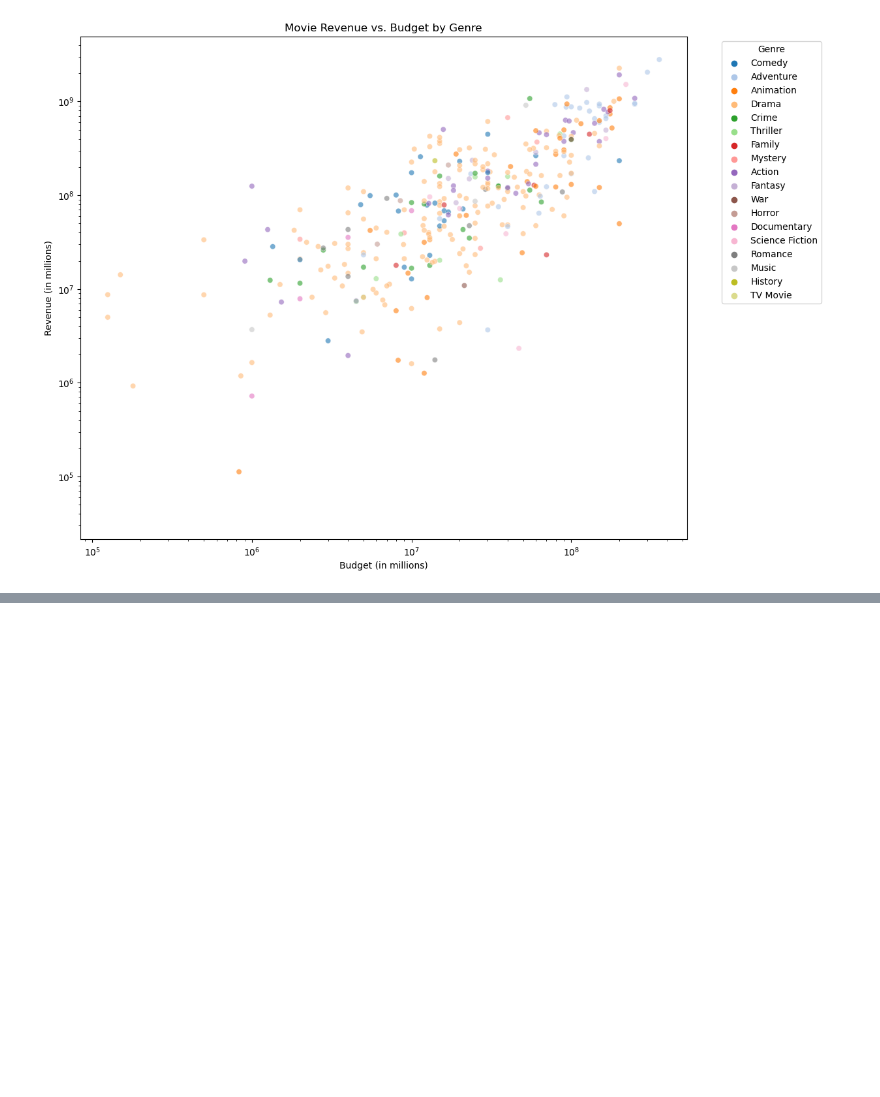
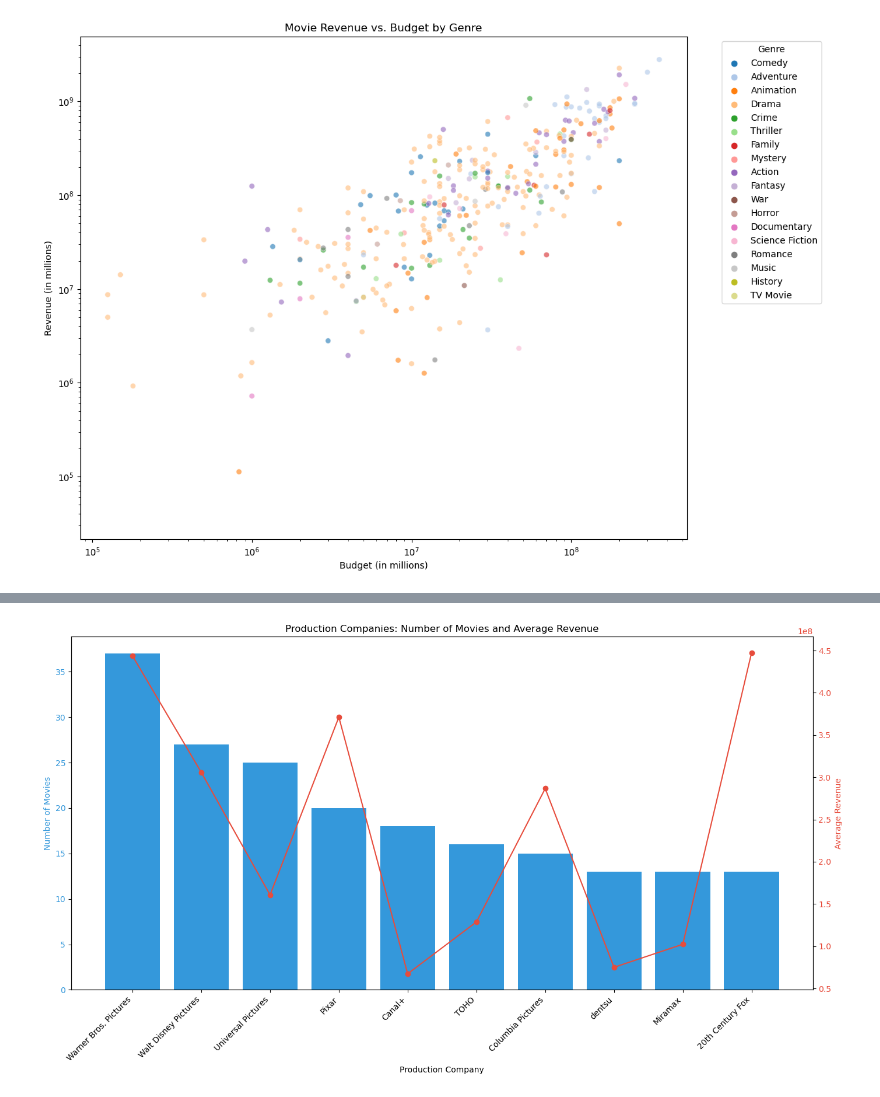
Before and after one commit to samanthamacd/386_Project, a Jupyter notebook: Movies.ipynb, the cells around one changed output, grey strips where cells are left out. Saved outputs shown, nothing was run; the diff lists cells and outputs as text; code cells hidden in the pictures; blank space fills up the shorter version.

```diff
--- a/Movies.ipynb
+++ b/Movies.ipynb
@@ -397,0 +415,28 @@ plt.show()
+# %%
+company_stats = df_exploded.groupby('Production_Companies').agg({
+    'Revenue': 'mean',
+    'ID': 'count'
+}).rename(columns={'ID': 'Movie_Count'}).sort_values('Movie_Count', ascending=False).head(10)
+
+
+
+bar_color = '#3498db'  # A pleasant shade of blue
+line_color = '#e74c3c'  # A vibrant shade of red
+
+fig, ax1 = plt.subplots(figsize=(14, 8))
+ax1.set_xlabel('Production Company')
+ax1.set_ylabel('Number of Movies', color=bar_color)
+ax1.bar(company_stats.index, company_stats['Movie_Count'], color=bar_color)
+ax1.tick_params(axis='y', labelcolor=bar_color)
+ax1.set_xticklabels(company_stats.index, rotation=45, ha='right')
+
+ax2 = ax1.twinx()
+ax2.set_ylabel('Average Revenue', color=line_color)
+ax2.plot(company_stats.index, company_stats['Revenue'], color=line_color, marker='o')
+ax2.tick_params(axis='y', labelcolor=line_color)
+
+plt.title('Production Companies: Number of Movies and Average Revenue')
+fig.tight_layout()
+plt.show()
+# %% [output]
+[figure, added]
```
Also changed, not shown: parts of 2 cells of this notebook, 26 other files.
